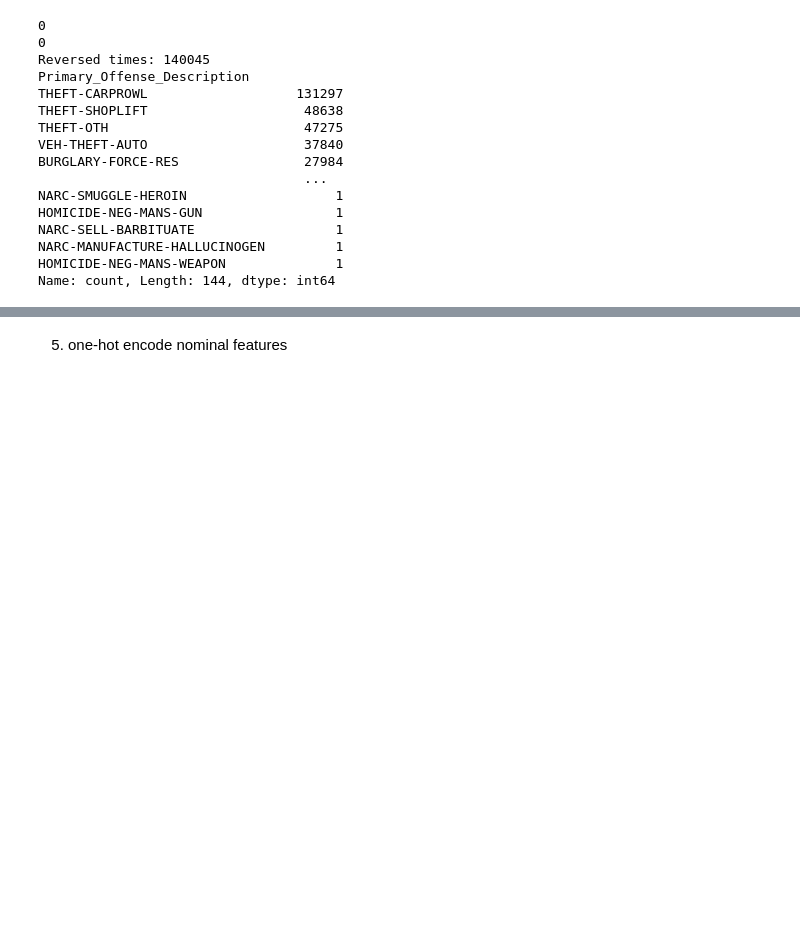
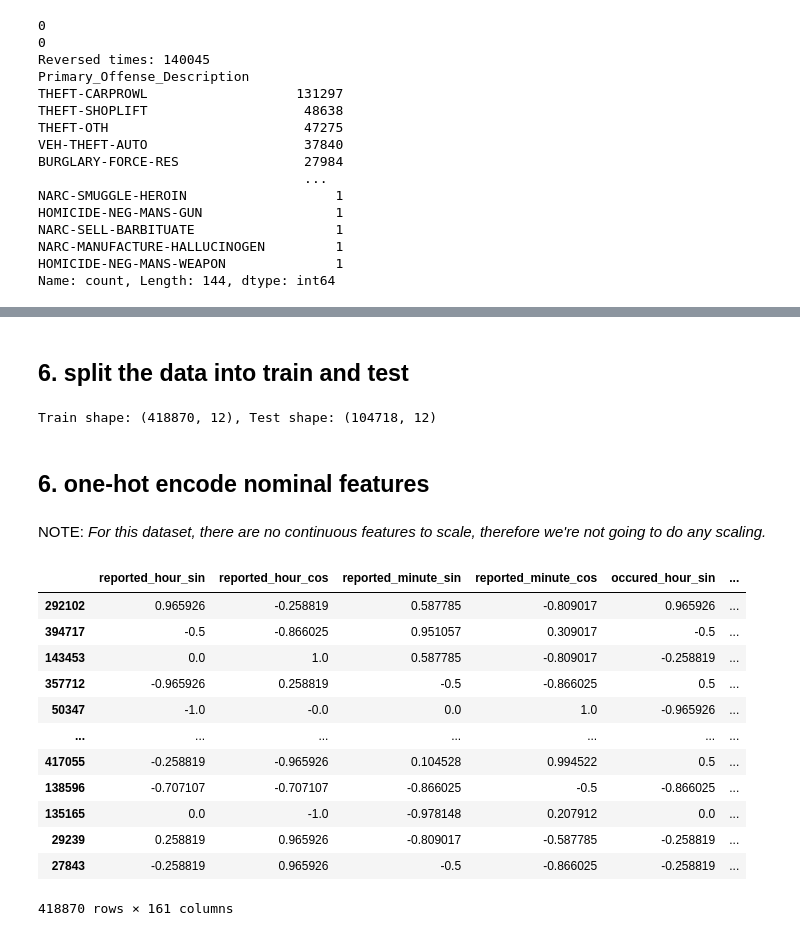
Before and after one commit to tomashobza/tuw_ml_seattle_crime, a Jupyter notebook: ml.ipynb, the cells around one changed output, grey strips where cells are left out. Drawn from its saved outputs; the diff is of its cells as text; code cells hidden in the pictures; blank space fills up the shorter version.

```diff
--- a/ml.ipynb
+++ b/ml.ipynb
@@ -127,4 +159,11 @@ new_df
 # %%
-# standard scale numerical values
-print("lmao, nothing to scale")
+# check class distribution
+class_counts = new_df['Primary_Offense_Description'].value_counts()
+print(class_counts)
+RARITY_THRESHOLD = 1000
+rare_classes = class_counts[class_counts < RARITY_THRESHOLD].index
+print(f"Number of rare classes (less than {RARITY_THRESHOLD} instances): {len(rare_classes)}")
+new_df['Primary_Offense_Description'] = new_df['Primary_Offense_Description'].apply(lambda x: 'OTHER' if x in rare_classes else x)
+
+print(new_df['Primary_Offense_Description'].value_counts())
 # %% [output]
@@ -132,5 +187,38 @@ lmao, nothing to scale
+# %% [markdown]
+## 6. split the data into train and test
+# %%
+X = new_df.drop(columns=['Primary_Offense_Description'])
+y = new_df['Primary_Offense_Description']
+
+X_train, X_test, y_train, y_test = train_test_split(X, y, test_size=0.2, random_state=42, stratify=y)
+
+print(f"Train shape: {X_train.shape}, Test shape: {X_test.shape}")
+# %% [output]
+Train shape: (418870, 12), Test shape: (104718, 12)
 # %% [markdown]
-5. one-hot encode nominal features
+## 6. one-hot encode nominal features
 # %%
-# new_df.select_dtypes(include=['object']).columns
-new_df = pd.get_dummies(new_df, columns=['Precinct', 'Sector', 'Beat', 'Neighborhood'])
+# encode separately
+X_train = pd.get_dummies(X_train, columns=['Precinct', 'Sector', 'Beat', 'Neighborhood'])
+X_test = pd.get_dummies(X_test, columns=['Precinct', 'Sector', 'Beat', 'Neighborhood'])
+
+# align (ensures same columns)
+X_train, X_test = X_train.align(X_test, join='left', axis=1, fill_value=0)
+# %% [markdown]
+NOTE: *For this dataset, there are no continuous features to scale, therefore we're not going to do any scaling.*
+# %%
+X_train
+# %% [output]
+|  | reported_hour_sin | reported_hour_cos | reported_minute_sin | reported_minute_cos | occured_hour_sin | ... |
+| 292102 | 0.965926 | -0.258819 | 0.587785 | -0.809017 | 0.965926 | ... |
+| 394717 | -0.5 | -0.866025 | 0.951057 | 0.309017 | -0.5 | ... |
+| 143453 | 0.0 | 1.0 | 0.587785 | -0.809017 | -0.258819 | ... |
+| 357712 | -0.965926 | 0.258819 | -0.5 | -0.866025 | 0.5 | ... |
+| 50347 | -1.0 | -0.0 | 0.0 | 1.0 | -0.965926 | ... |
+| ... | ... | ... | ... | ... | ... | ... |
+| 417055 | -0.258819 | -0.965926 | 0.104528 | 0.994522 | 0.5 | ... |
+| 138596 | -0.707107 | -0.707107 | -0.866025 | -0.5 | -0.866025 | ... |
+| 135165 | 0.0 | -1.0 | -0.978148 | 0.207912 | 0.0 | ... |
+| 29239 | 0.258819 | 0.965926 | -0.809017 | -0.587785 | -0.258819 | ... |
+| 27843 | -0.258819 | 0.965926 | -0.5 | -0.866025 | -0.258819 | ... |
+418870 rows × 161 columns
```
Also changed, not shown: parts of 19 cells of this notebook.
